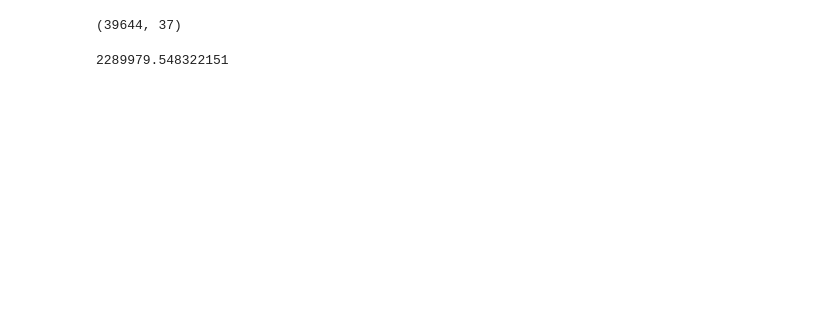
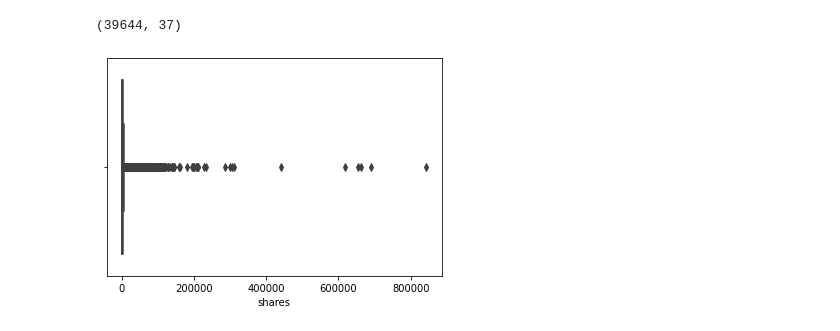
Before and after one commit to nsriniva/DS-Unit-1-Build, a Jupyter notebook: DS_Unit_1_BuildProject_1.ipynb, the cells around one changed output. Drawn from its saved outputs; the diff is of its cells as text; code cells hidden in the pictures; blank space fills up the shorter version.

```diff
--- a/DS_Unit_1_BuildProject_1.ipynb
+++ b/DS_Unit_1_BuildProject_1.ipynb
@@ -249,26 +252,20 @@ display(onp_df_relevant.head(), onp_df_relevant.shape)
 | 3 | 9.0 | 531.0 | 9.0 | 0.0 | 1.0 | 4.404896 | ... |
 | 4 | 13.0 | 1072.0 | 19.0 | 19.0 | 20.0 | 4.682836 | ... |
 (39644, 37)
+# %%
+import seaborn as sns
+sns.boxplot(x=onp_df.shares);
+# %% [output]
+[figure, added]
 # %%
 #Let's try some linear regression
 
 X = onp_df_relevant.values
 
-#display(X)
-
 Y = onp_df.shares.values.reshape(-1,1)
 
-#display(Y)
+lr = LinearRegression()
 
-# Calculate Beta Values
-beta = np.matmul(np.linalg.inv(np.matmul(X.T, X)), np.matmul(X.T, Y))
+lr.fit(X, Y)
 
-#display(beta)
-
-Yc = np.matmul(X, beta)
-
-#display(Yc)
-
-display(np.linalg.norm(Y-Yc))
+Yc = lr.predict(X)
-# %% [output]
-2289979.548322151
```
Also changed, not shown: parts of 9 cells of this notebook.
